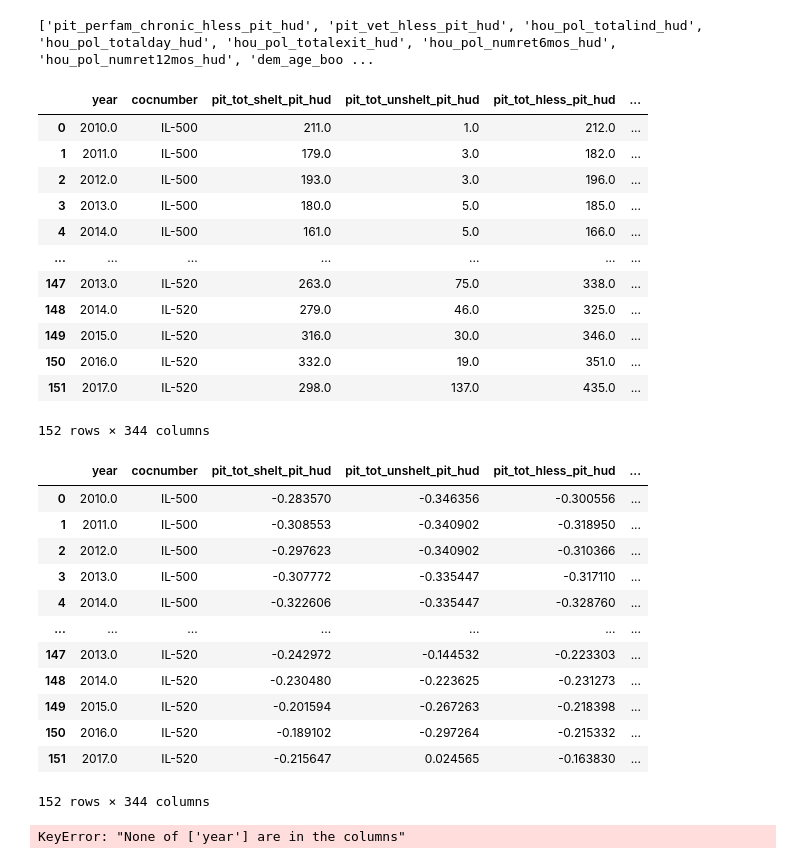
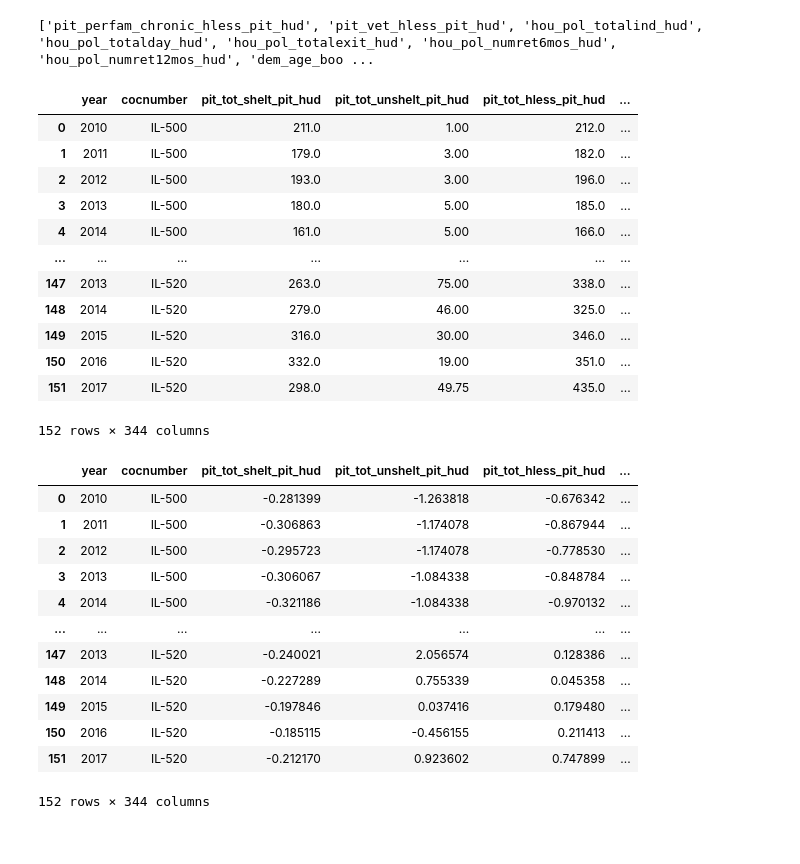
Before and after one commit to atharvanaik10/cs498-css, a Jupyter notebook: data_processing.ipynb, the cells around one changed output. Saved outputs shown, nothing was run; the diff lists cells and outputs as text; code cells hidden in the pictures.

Commit message:
fix removing outliers

```diff
--- a/data_processing.ipynb
+++ b/data_processing.ipynb
@@ -176,38 +176,46 @@ print(fixed)
 # %%
 df[fixed] = imputed_df
 df = df.drop(columns = ["dem_health_ins_acs5yr_2012"])
+# %%
+def replace_outliers_with_iqr(df, col):
+    # Calculate quartiles
+    q1 = df[col].quantile(0.25)
+    q3 = df[col].quantile(0.75)
+    # Calculate IQR
+    iqr = q3 - q1
+    # Define lower and upper bounds for outliers
+    lower_bound = q1 - 1.5 * iqr
+    upper_bound = q3 + 1.5 * iqr
+    # Replace outliers with corresponding IQR values
+    df[col] = df[col].apply(lambda x: x if lower_bound <= x <= upper_bound else q1 if x < lower_bound else q3)
+    return df
 # %%
 # remove outliers
 
 # Select only numeric columns
 numeric_columns = df.select_dtypes(include=['number']).columns
 
-numeric_columns = numeric_columns[1::]
+numeric_columns = numeric_columns[2::]
 
 # Extract numeric data
 numeric_data = df[numeric_columns]
 
 for col in list(numeric_data.columns):
-    q_low = df[col].quantile(0.01)
-    q_hi  = df[col].quantile(0.99)
-
-    df_filtered = df[(df[col] < q_hi) & (df[col] > q_low)]
-for col in list(df_filtered.columns):
-    df[col] = df_filtered[col]
+    df = replace_outliers_with_iqr(df, col)
 df
 # %% [output]
 |  | year | cocnumber | pit_tot_shelt_pit_hud | pit_tot_unshelt_pit_hud | pit_tot_hless_pit_hud | ... |
-| 0 | 2010.0 | IL-500 | 211.0 | 1.0 | 212.0 | ... |
-| 1 | 2011.0 | IL-500 | 179.0 | 3.0 | 182.0 | ... |
-| 2 | 2012.0 | IL-500 | 193.0 | 3.0 | 196.0 | ... |
-| 3 | 2013.0 | IL-500 | 180.0 | 5.0 | 185.0 | ... |
-| 4 | 2014.0 | IL-500 | 161.0 | 5.0 | 166.0 | ... |
+| 0 | 2010 | IL-500 | 211.0 | 1.00 | 212.0 | ... |
+| 1 | 2011 | IL-500 | 179.0 | 3.00 | 182.0 | ... |
+| 2 | 2012 | IL-500 | 193.0 | 3.00 | 196.0 | ... |
+| 3 | 2013 | IL-500 | 180.0 | 5.00 | 185.0 | ... |
+| 4 | 2014 | IL-500 | 161.0 | 5.00 | 166.0 | ... |
 | ... | ... | ... | ... | ... | ... | ... |
-| 147 | 2013.0 | IL-520 | 263.0 | 75.0 | 338.0 | ... |
-| 148 | 2014.0 | IL-520 | 279.0 | 46.0 | 325.0 | ... |
-| 149 | 2015.0 | IL-520 | 316.0 | 30.0 | 346.0 | ... |
-| 150 | 2016.0 | IL-520 | 332.0 | 19.0 | 351.0 | ... |
-| 151 | 2017.0 | IL-520 | 298.0 | 137.0 | 435.0 | ... |
+| 147 | 2013 | IL-520 | 263.0 | 75.00 | 338.0 | ... |
+| 148 | 2014 | IL-520 | 279.0 | 46.00 | 325.0 | ... |
+| 149 | 2015 | IL-520 | 316.0 | 30.00 | 346.0 | ... |
+| 150 | 2016 | IL-520 | 332.0 | 19.00 | 351.0 | ... |
+| 151 | 2017 | IL-520 | 298.0 | 49.75 | 435.0 | ... |
 152 rows × 344 columns
 # %%
 # standardize
@@ -230,19 +238,17 @@ df[numeric_columns] = scaled_data_numeric
 df
 # %% [output]
 |  | year | cocnumber | pit_tot_shelt_pit_hud | pit_tot_unshelt_pit_hud | pit_tot_hless_pit_hud | ... |
-| 0 | 2010.0 | IL-500 | -0.283570 | -0.346356 | -0.300556 | ... |
-| 1 | 2011.0 | IL-500 | -0.308553 | -0.340902 | -0.318950 | ... |
-| 2 | 2012.0 | IL-500 | -0.297623 | -0.340902 | -0.310366 | ... |
-| 3 | 2013.0 | IL-500 | -0.307772 | -0.335447 | -0.317110 | ... |
-| 4 | 2014.0 | IL-500 | -0.322606 | -0.335447 | -0.328760 | ... |
+| 0 | 2010 | IL-500 | -0.281399 | -1.263818 | -0.676342 | ... |
+| 1 | 2011 | IL-500 | -0.306863 | -1.174078 | -0.867944 | ... |
+| 2 | 2012 | IL-500 | -0.295723 | -1.174078 | -0.778530 | ... |
+| 3 | 2013 | IL-500 | -0.306067 | -1.084338 | -0.848784 | ... |
+| 4 | 2014 | IL-500 | -0.321186 | -1.084338 | -0.970132 | ... |
 | ... | ... | ... | ... | ... | ... | ... |
-| 147 | 2013.0 | IL-520 | -0.242972 | -0.144532 | -0.223303 | ... |
-| 148 | 2014.0 | IL-520 | -0.230480 | -0.223625 | -0.231273 | ... |
-| 149 | 2015.0 | IL-520 | -0.201594 | -0.267263 | -0.218398 | ... |
-| 150 | 2016.0 | IL-520 | -0.189102 | -0.297264 | -0.215332 | ... |
-| 151 | 2017.0 | IL-520 | -0.215647 | 0.024565 | -0.163830 | ... |
+| 147 | 2013 | IL-520 | -0.240021 | 2.056574 | 0.128386 | ... |
+| 148 | 2014 | IL-520 | -0.227289 | 0.755339 | 0.045358 | ... |
+| 149 | 2015 | IL-520 | -0.197846 | 0.037416 | 0.179480 | ... |
+| 150 | 2016 | IL-520 | -0.185115 | -0.456155 | 0.211413 | ... |
+| 151 | 2017 | IL-520 | -0.212170 | 0.923602 | 0.747899 | ... |
 152 rows × 344 columns
 # %%
 df.set_index("year", inplace=True)
-# %% [output]
-KeyError: "None of ['year'] are in the columns"
```
Also changed, not shown: parts of 1 cell of this notebook, 1 other file.
